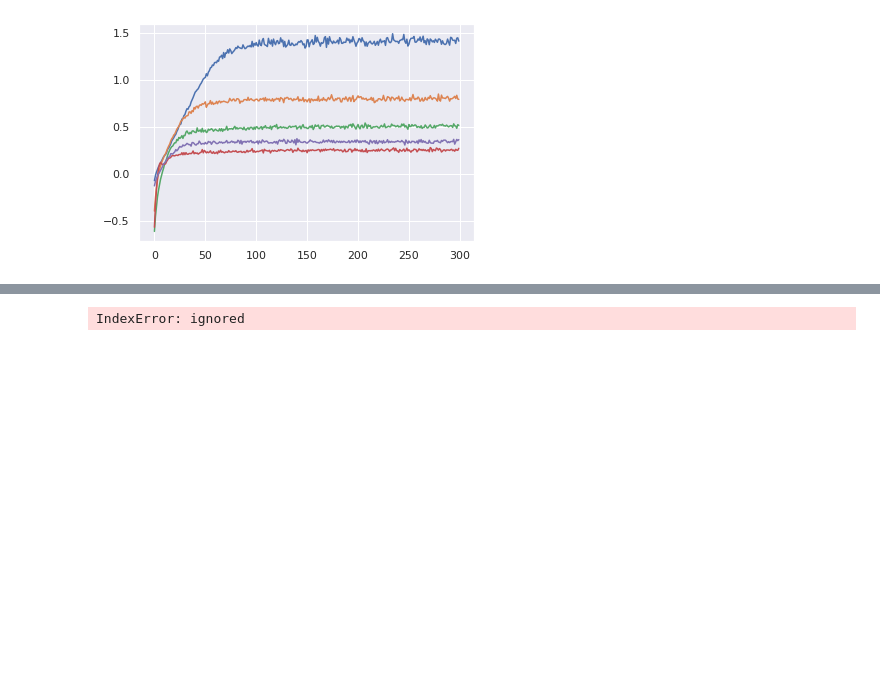
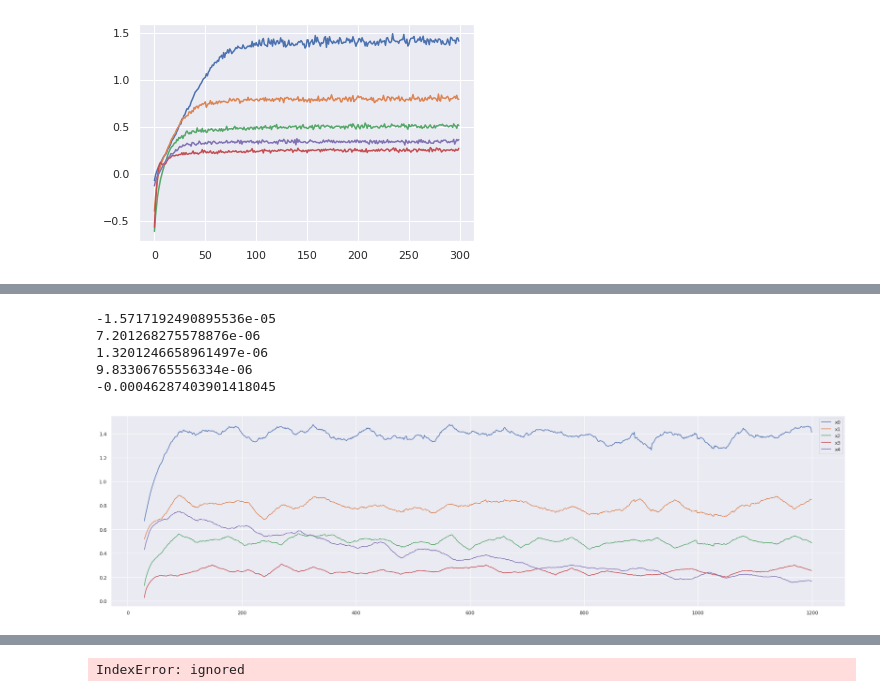
Before and after one commit to dolmani38/concept_drift, a Jupyter notebook: MINE_0219.ipynb, the cells around one changed output, grey strips where cells are left out. Drawn from its saved outputs; the diff is of its cells as text; code cells hidden in the pictures; blank space fills up the shorter version.

```diff
--- a/MINE_0219.ipynb
+++ b/MINE_0219.ipynb
@@ -237,0 +249,18 @@ Name: MI Scores, dtype: float64
+# %%
+plot_loss = np.asarray(plot_loss)
+df_loss = pd.DataFrame(plot_loss,columns=['x0','x1','x2','x3','x4'])
+df_sloss = df_loss.rolling(window=30).mean()
+df_sloss.plot(figsize=(30,8))
+
+print(np.mean(np.gradient(df_sloss[200:]['x0'].values)))
+print(np.mean(np.gradient(df_sloss[200:]['x1'].values)))
+print(np.mean(np.gradient(df_sloss[200:]['x2'].values)))
+print(np.mean(np.gradient(df_sloss[200:]['x3'].values)))
+print(np.mean(np.gradient(df_sloss[200:]['x4'].values)))
+# %% [output]
+-1.5717192490895536e-05
+7.201268275578876e-06
+1.3201246658961497e-06
+9.83306765556334e-06
+-0.00046287403901418045
+[figure, added]
```
Also changed, not shown: parts of 2 cells of this notebook.
